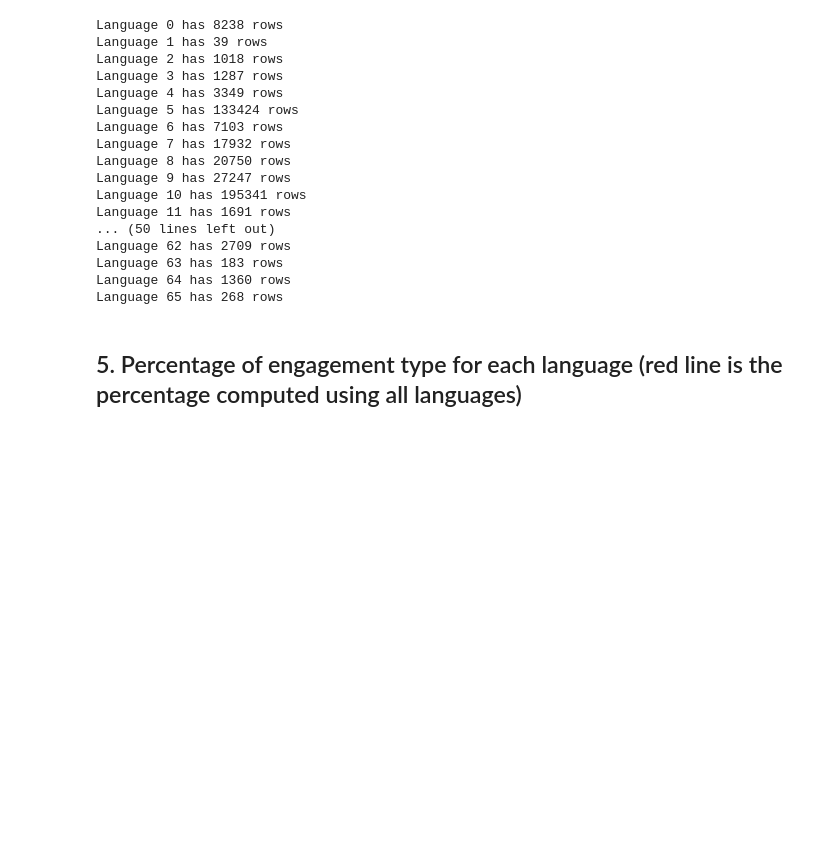
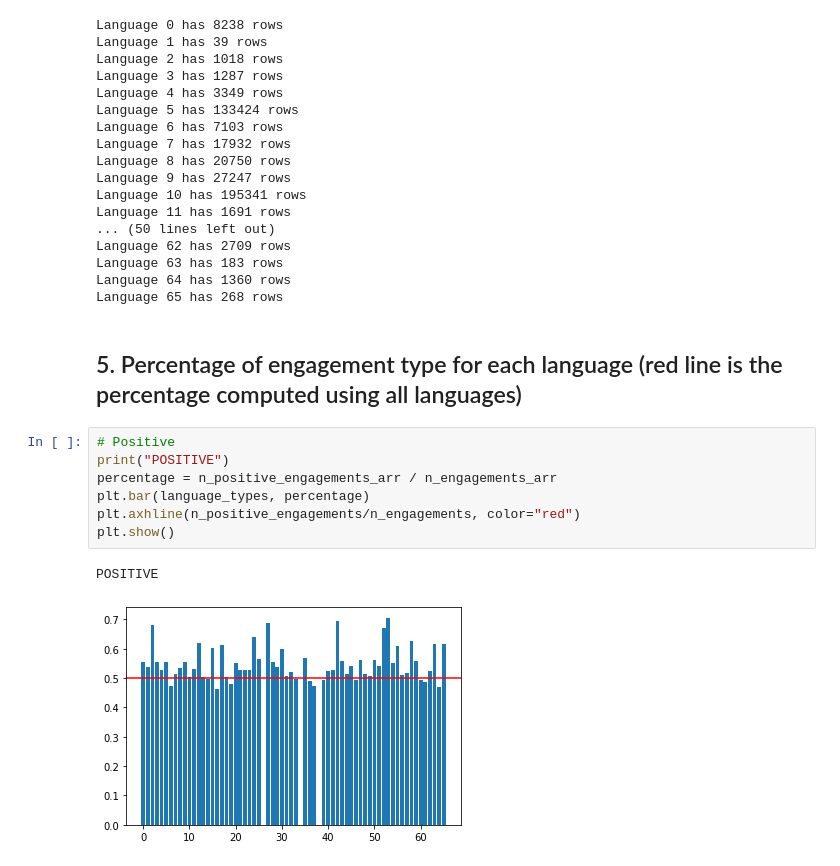
Before and after one commit to RecKIE7/recsys2021-twitter, a Jupyter notebook: analysis/engagement.ipynb, the cells around one changed output. Drawn from its saved outputs; the diff is of its cells as text; blank space fills up the shorter version.

Commit message:
percentage of engagement type for each language

```diff
--- a/analysis/engagement.ipynb
+++ b/analysis/engagement.ipynb
@@ -221,3 +221,13 @@ Language 64 has 1360 rows
 Language 65 has 268 rows
 # %% [markdown]
 ## 5. Percentage of engagement type for each language (red line is the percentage computed using all languages)
+# %%
+# Positive
+print("POSITIVE")
+percentage = n_positive_engagements_arr / n_engagements_arr
+plt.bar(language_types, percentage)
+plt.axhline(n_positive_engagements/n_engagements, color="red")
+plt.show()
+# %% [output]
+POSITIVE
+[figure, added]
```
Also changed, not shown: parts of 5 cells of this notebook.
